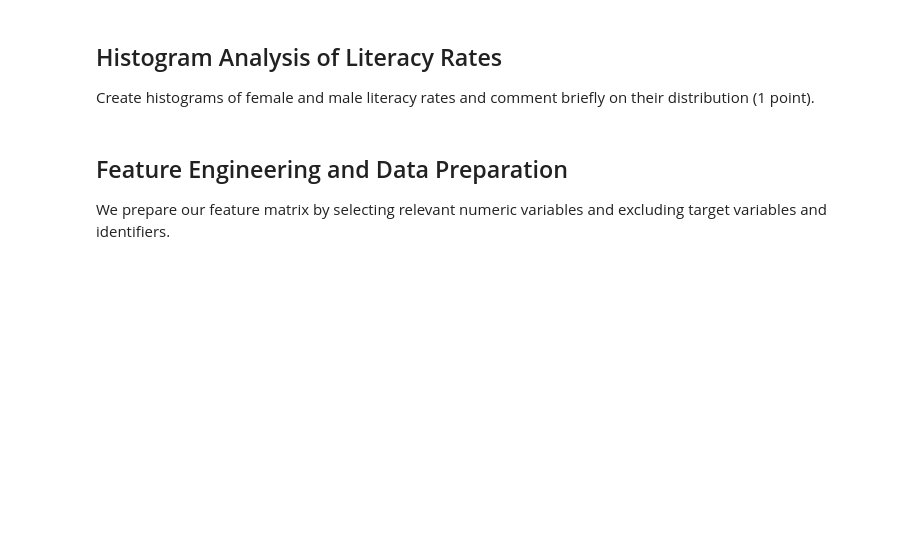
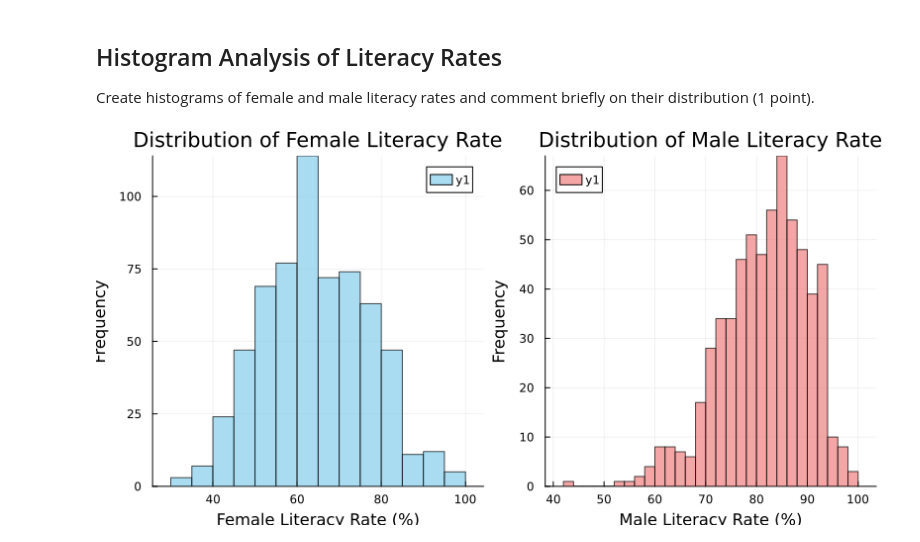
Before and after one commit to gsaco/Lasso_Potential_Outcomes_RCTs, a Jupyter notebook: Julia/scripts/lasso_analysis.ipynb, the cells around one changed output. Saved outputs shown, nothing was run; the diff lists cells and outputs as text; code cells hidden in the pictures; blank space fills up the shorter version.

```diff
--- a/Julia/scripts/lasso_analysis.ipynb
+++ b/Julia/scripts/lasso_analysis.ipynb
@@ -21,9 +31,9 @@ println("📦 Libraries loaded successfully")
 
 We load the district-wise literacy data from CausalAI-Course/Data/Districtwise_literacy_rates.xlsx. The dataset contains various demographic, socioeconomic, and educational indicators for Indian districts. Our target variable is FEMALE_LIT (female literacy rate).
 # %%
-data = DataFrame(XLSX.readtable("../input/Districtwise_literacy_rates.xlsx", 1)...)
-println("Original dataset shape: ", size(data, 1), " x ", size(data, 2))
-println("Missing values: ", sum(ismissing, data))
+data = DataFrame(XLSX.readtable("../input/Districtwise_literacy_rates.xlsx", 1))
+println("Original dataset shape: ", size(data, 1), " × ", size(data, 2))
+println("Missing values: ", sum(sum(ismissing, col) for col in eachcol(data)))
 println("Target variable (FEMALE_LIT) range: ",
         round(minimum(skipmissing(data.FEMALE_LIT)), digits=1), "% to ",
         round(maximum(skipmissing(data.FEMALE_LIT)), digits=1), "%")
@@ -98,4 +89,13 @@ println("   • This reflects persistent educational inequality across Indian di
-# %% [markdown]
-## Feature Engineering and Data Preparation
-
-We prepare our feature matrix by selecting relevant numeric variables and excluding target variables and identifiers.
+# %%
+# Create histograms for female and male literacy rates
+p1 = histogram(df_clean.FEMALE_LIT, bins=30, alpha=0.7, color=:skyblue,
+               xlabel="Female Literacy Rate (%)", ylabel="Frequency",
+               title="Distribution of Female Literacy Rate", grid=true)
+
+p2 = histogram(df_clean.MALE_LIT, bins=30, alpha=0.7, color=:lightcoral,
+               xlabel="Male Literacy Rate (%)", ylabel="Frequency",
+               title="Distribution of Male Literacy Rate", grid=true)
+
+plot(p1, p2, layout=(1, 2), size=(800, 400))
+# %% [output]
+[figure, added]
```
Also changed, not shown: parts of 30 cells of this notebook, 4 other files.
